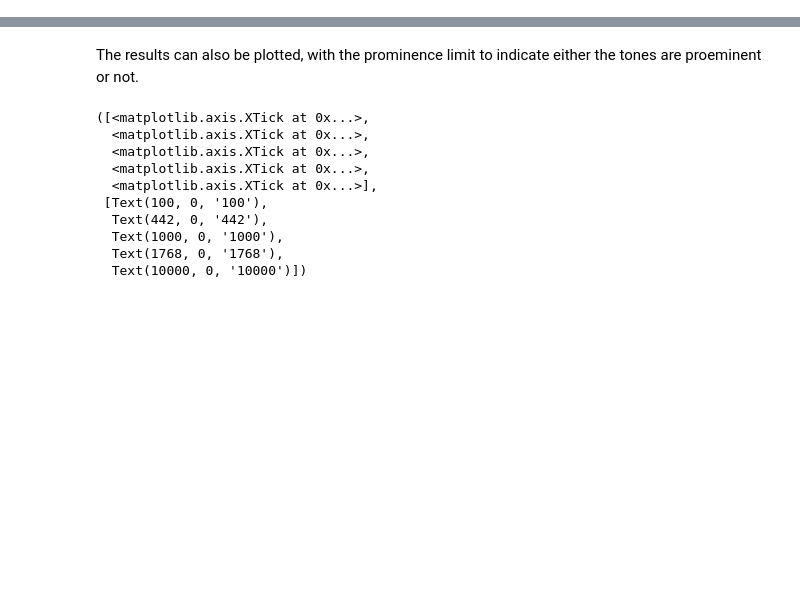
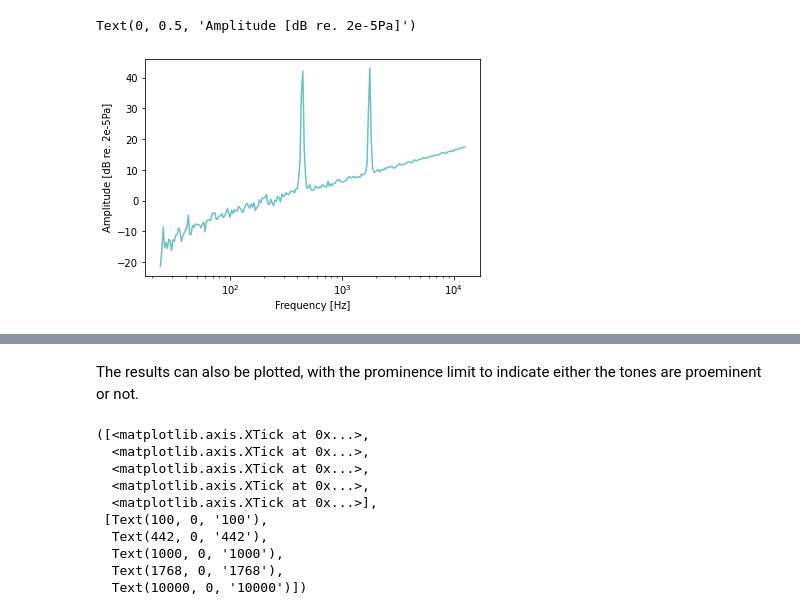
Before and after one commit to Eomys/MoSQITo, a Jupyter notebook: tutorials/tuto_TNR_PR.ipynb, the cells around one changed output, grey strips where cells are left out. Drawn from its saved outputs; the diff is of its cells as text; code cells hidden in the pictures; blank space fills up the shorter version.

```diff
--- a/tutorials/tuto_TNR_PR.ipynb
+++ b/tutorials/tuto_TNR_PR.ipynb
@@ -55,0 +71,10 @@ For a steady signal, the syntax is almost equivalent, see below.
+# %%
+# Compute spectrum
+plt.figure(3)
+spectrum, freqs = comp_noct_spectrum(sig_st, fs_st, fmin=24, fmax=12600, n=24)
+plt.semilogx(freqs, 20*np.log10(spectrum/2e-5), color=COLORS[0])
+plt.xlabel("Frequency [Hz]")
+plt.ylabel("Amplitude [dB re. 2e-5Pa]")
+# %% [output]
+Text(0, 0.5, 'Amplitude [dB re. 2e-5Pa]')
+[figure, added]
```
Also changed, not shown: parts of 28 cells of this notebook.
